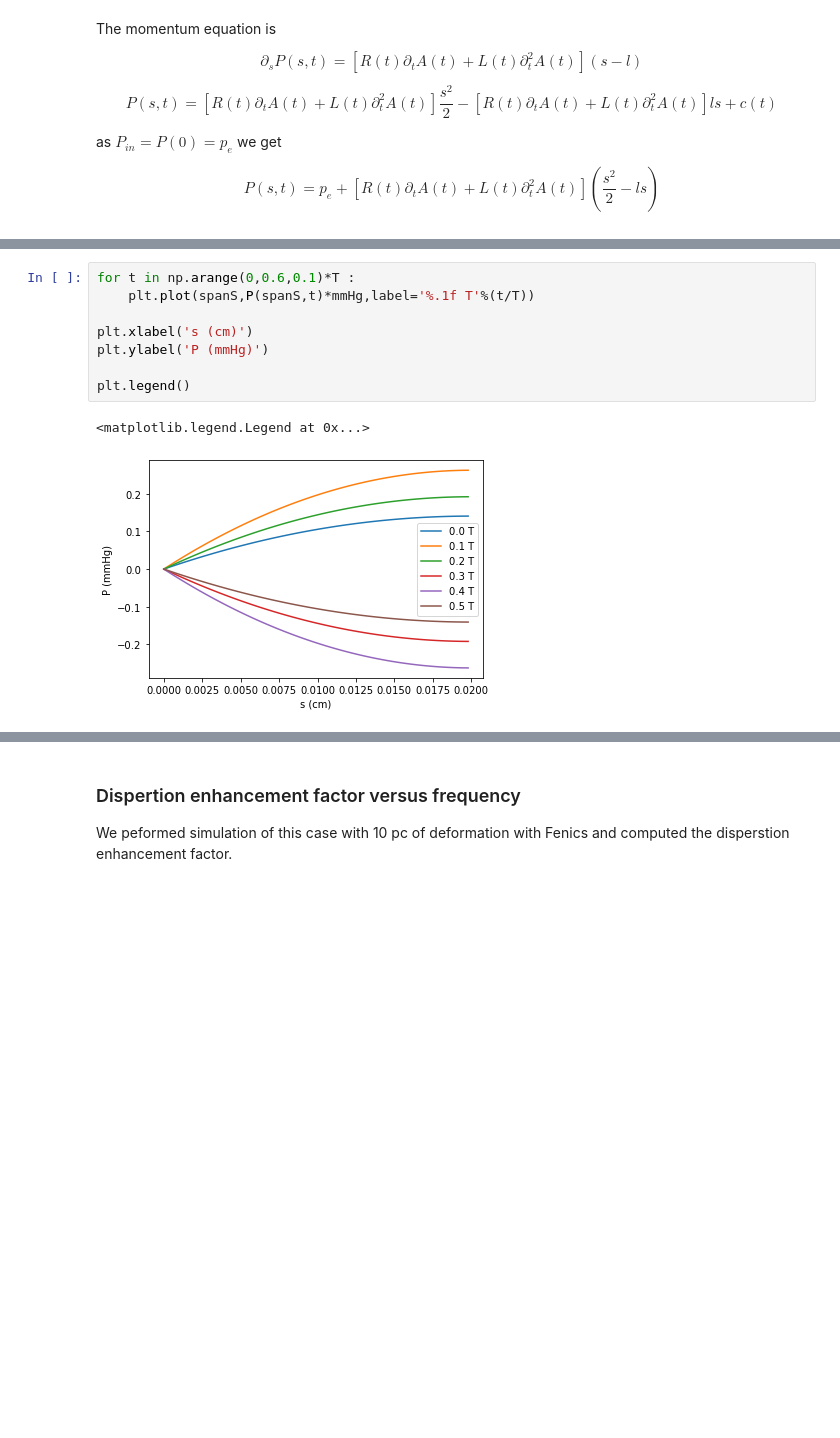
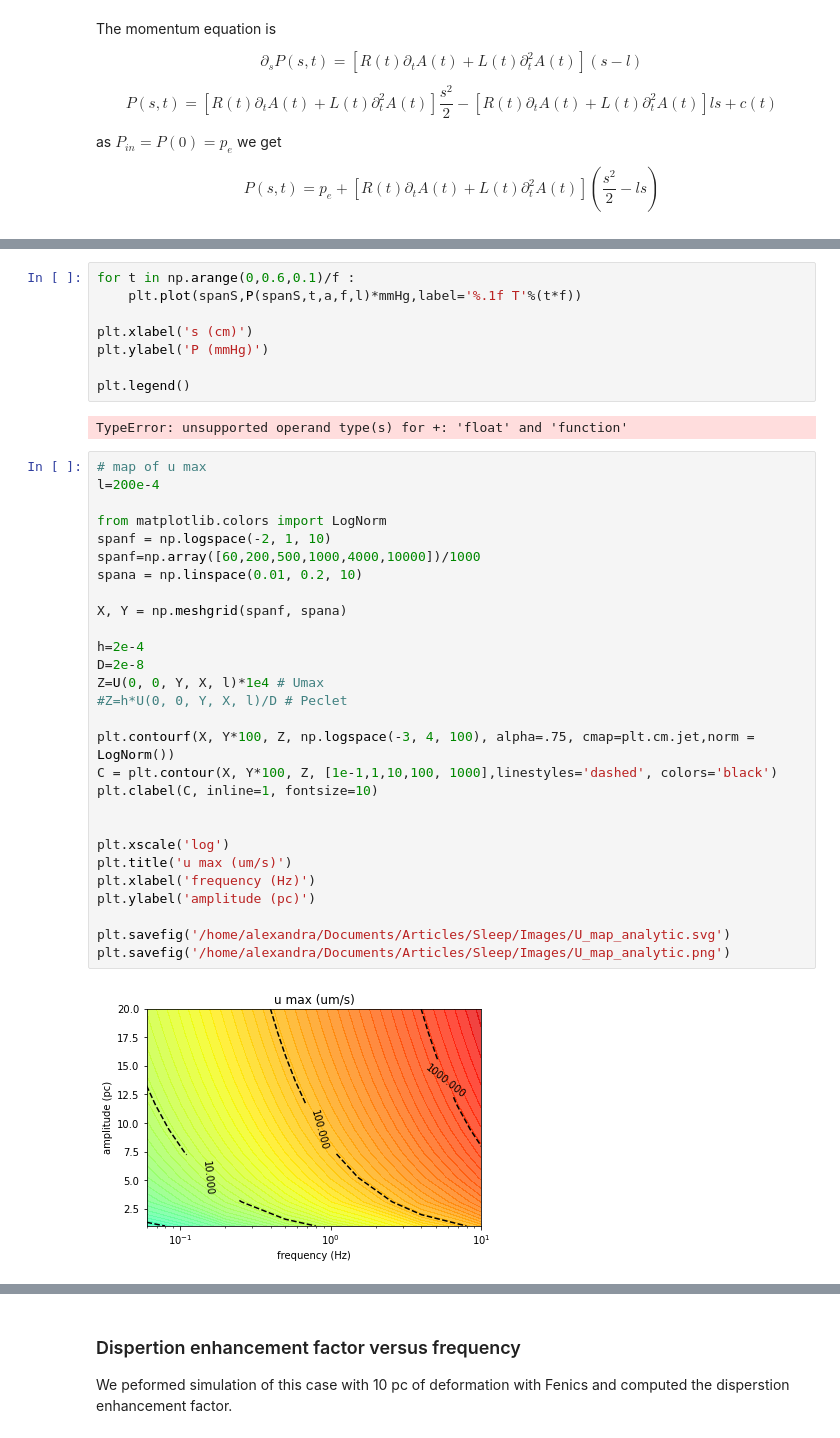
Before and after one commit to MiroK/sleep, a Jupyter notebook: sleep/notebooks/One vessel non linear model.ipynb, the cells around one changed output, grey strips where cells are left out. Drawn from its saved outputs; the diff is of its cells as text; blank space fills up the shorter version.

Commit message:
analytical analysis

```diff
--- a/sleep/notebooks/One vessel non linear model.ipynb
+++ b/sleep/notebooks/One vessel non linear model.ipynb
@@ -297,11 +352,40 @@ P=lambda s , t : pe + (R(t)*dAdt(t) + L(t)*dAdt2(t))*(s**2/2-l*s)
 # %%
-for t in np.arange(0,0.6,0.1)*T :
-    plt.plot(spanS,P(spanS,t)*mmHg,label='%.1f T'%(t/T))
+for t in np.arange(0,0.6,0.1)/f :
+    plt.plot(spanS,P(spanS,t,a,f,l)*mmHg,label='%.1f T'%(t*f))
 
 plt.xlabel('s (cm)')
 plt.ylabel('P (mmHg)')
 
 plt.legend()
 # %% [output]
-<matplotlib.legend.Legend at 0x...>
+TypeError: unsupported operand type(s) for +: 'float' and 'function'
-[figure, removed]
+# %%
+# map of u max
+l=200e-4
+
+from matplotlib.colors import LogNorm
+spanf = np.logspace(-2, 1, 10)
+spanf=np.array([60,200,500,1000,4000,10000])/1000
+spana = np.linspace(0.01, 0.2, 10)
+
+X, Y = np.meshgrid(spanf, spana)
+
+h=2e-4
+D=2e-8
+Z=U(0, 0, Y, X, l)*1e4 # Umax
+#Z=h*U(0, 0, Y, X, l)/D # Peclet
+
+plt.contourf(X, Y*100, Z, np.logspace(-3, 4, 100), alpha=.75, cmap=plt.cm.jet,norm = LogNorm())
+C = plt.contour(X, Y*100, Z, [1e-1,1,10,100, 1000],linestyles='dashed', colors='black')
+plt.clabel(C, inline=1, fontsize=10)
+
+
+plt.xscale('log')
+plt.title('u max (um/s)')
+plt.xlabel('frequency (Hz)')
+plt.ylabel('amplitude (pc)')
+
+plt.savefig('/home/alexandra/Documents/Articles/Sleep/Images/U_map_analytic.svg')
+plt.savefig('/home/alexandra/Documents/Articles/Sleep/Images/U_map_analytic.png')
+# %% [output]
+[figure, added]
```
Also changed, not shown: parts of 20 cells of this notebook.
